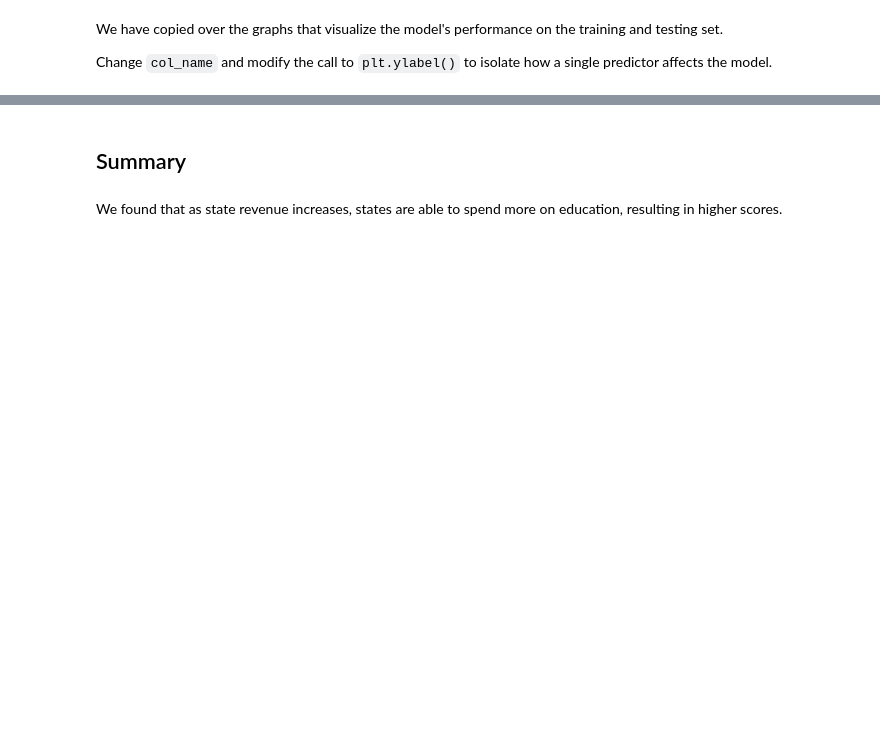
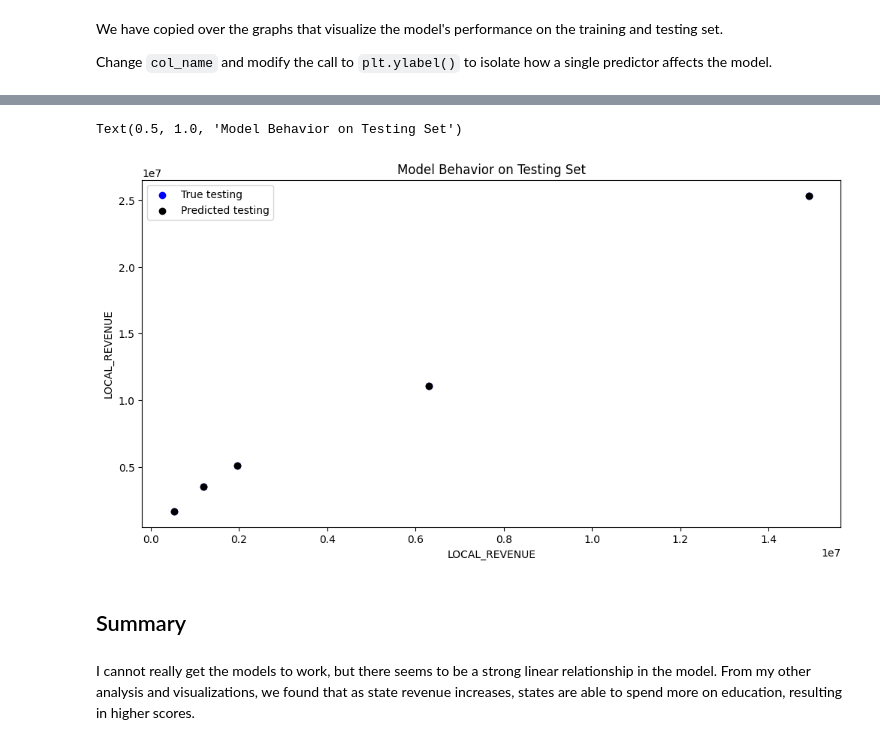
Before and after one commit to cynthialiuu/git-setup, a Jupyter notebook: tutorial1/checkpoint1.ipynb, the cells around one changed output, grey strips where cells are left out. Saved outputs shown, nothing was run; the diff lists cells and outputs as text; code cells hidden in the pictures; blank space fills up the shorter version.

```diff
--- a/tutorial1/checkpoint1.ipynb
+++ b/tutorial1/checkpoint1.ipynb
@@ -259,15 +268,18 @@ Change `col_name` and modify the call to `plt.ylabel()` to isolate how a single
 # %%
-# col_name = 'COLUMN NAME OF ONE PREDICTOR"
+col_name = 'LOCAL_REVENUE'
 
-# f = plt.figure(figsize=(12,6))
-# plt.scatter(X_test[col_name], y_test, color = "blue")
-# plt.scatter(X_test[col_name], model.predict(X_test), color = "black")
+f = plt.figure(figsize=(12,6))
+plt.scatter(X_test[col_name], y_test, color = "blue")
+plt.scatter(X_test[col_name], model.predict(X_test), color = "black")
 
-# plt.legend(['True testing','Predicted testing'])
-# plt.xlabel(col_name)
-# plt.ylabel('NAME OF THE PREDICTOR')
-# plt.title("Model Behavior on Testing Set")
+plt.legend(['True testing','Predicted testing'])
+plt.xlabel(col_name)
+plt.ylabel('LOCAL_REVENUE')
+plt.title("Model Behavior on Testing Set")
+# %% [output]
+Text(0.5, 1.0, 'Model Behavior on Testing Set')
+[figure, added]
 # %% [markdown]
 <h2> Summary </h2>
 # %% [markdown]
-We found that as state revenue increases, states are able to spend more on education, resulting in higher scores.
+I cannot really get the models to work, but there seems to be a strong linear relationship in the model. From my other analysis and visualizations, we found that as state revenue increases, states are able to spend more on education, resulting in higher scores.
```
Also changed, not shown: parts of 6 cells of this notebook.
